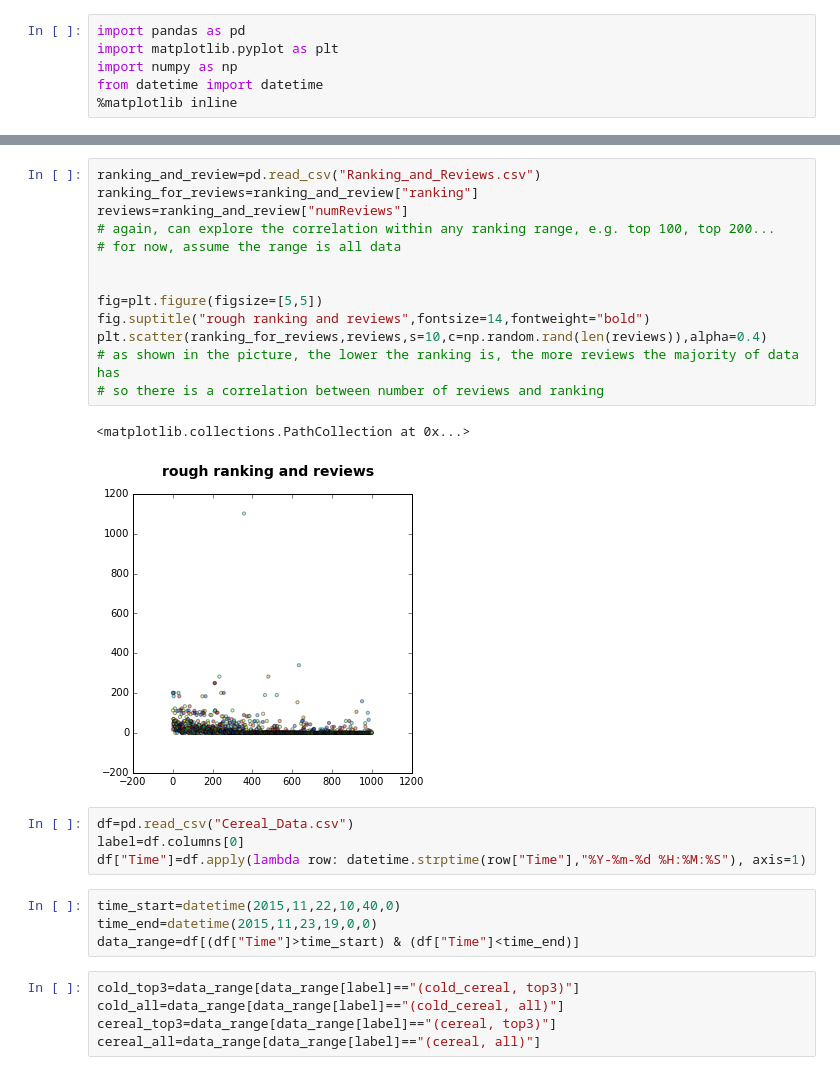
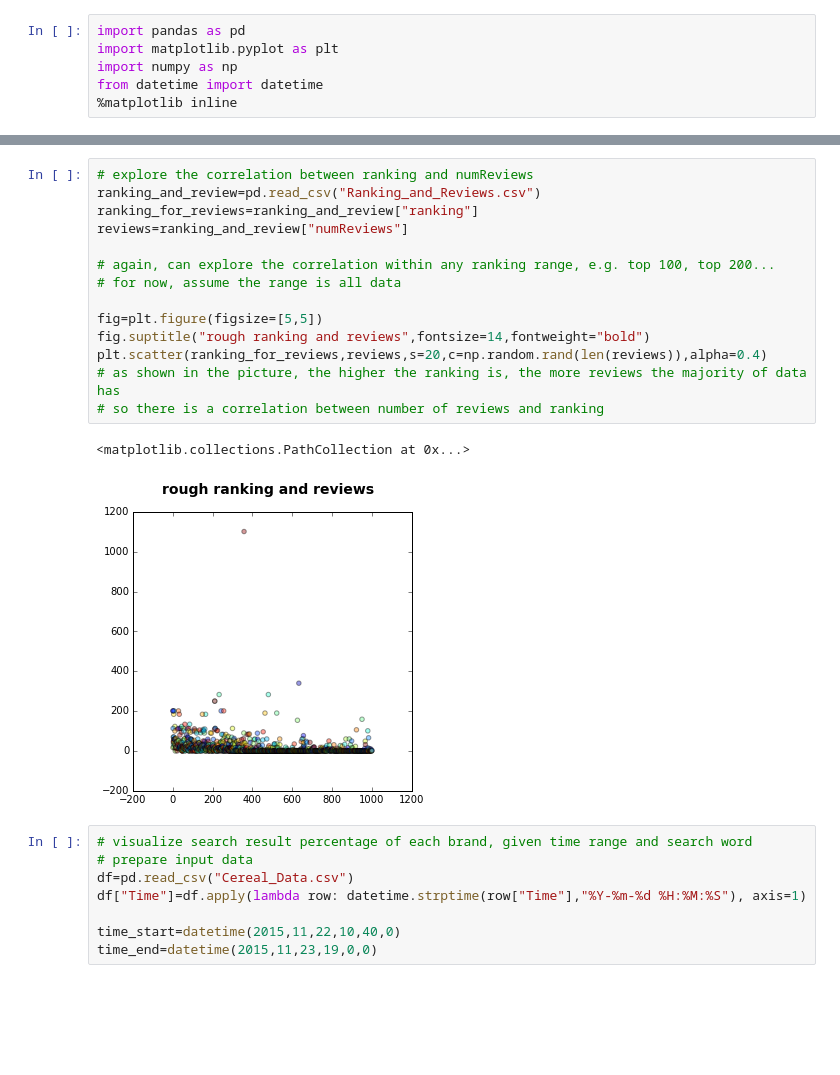
Before and after one commit to HidyHan/Walmart-Commodity-Benchmark, a Jupyter notebook: Cereal_Analytics.ipynb, the cells around one changed output, grey strips where cells are left out. Saved outputs shown, nothing was run; the diff lists cells and outputs as text; blank space fills up the shorter version.

```diff
--- a/Cereal_Analytics.ipynb
+++ b/Cereal_Analytics.ipynb
@@ -48,29 +52,25 @@ plt.scatter(x,y,s=data,c=np.random.rand(len(x)),alpha=0.5)
 # %%
+# explore the correlation between ranking and numReviews
 ranking_and_review=pd.read_csv("Ranking_and_Reviews.csv")
 ranking_for_reviews=ranking_and_review["ranking"]
 reviews=ranking_and_review["numReviews"]
+
 # again, can explore the correlation within any ranking range, e.g. top 100, top 200...
 # for now, assume the range is all data
 
-
 fig=plt.figure(figsize=[5,5])
 fig.suptitle("rough ranking and reviews",fontsize=14,fontweight="bold")
-plt.scatter(ranking_for_reviews,reviews,s=10,c=np.random.rand(len(reviews)),alpha=0.4)
-# as shown in the picture, the lower the ranking is, the more reviews the majority of data has
+plt.scatter(ranking_for_reviews,reviews,s=20,c=np.random.rand(len(reviews)),alpha=0.4)
+# as shown in the picture, the higher the ranking is, the more reviews the majority of data has
 # so there is a correlation between number of reviews and ranking
 # %% [output]
 <matplotlib.collections.PathCollection at 0x...>
-[figure, old version]
+[figure, new version]
 # %%
+# visualize search result percentage of each brand, given time range and search word
+# prepare input data
 df=pd.read_csv("Cereal_Data.csv")
-label=df.columns[0]
 df["Time"]=df.apply(lambda row: datetime.strptime(row["Time"],"%Y-%m-%d %H:%M:%S"), axis=1)
+
+time_start=datetime(2015,11,22,10,40,0)
+time_end=datetime(2015,11,23,19,0,0)
-# %%
-time_start=datetime(2015,11,22,10,40,0)
-time_end=datetime(2015,11,23,19,0,0)
-data_range=df[(df["Time"]>time_start) & (df["Time"]<time_end)]
-# %%
-cold_top3=data_range[data_range[label]=="(cold_cereal, top3)"]
-cold_all=data_range[data_range[label]=="(cold_cereal, all)"]
-cereal_top3=data_range[data_range[label]=="(cereal, top3)"]
-cereal_all=data_range[data_range[label]=="(cereal, all)"]
```
Also changed, not shown: parts of 11 cells of this notebook, 6 other files.
